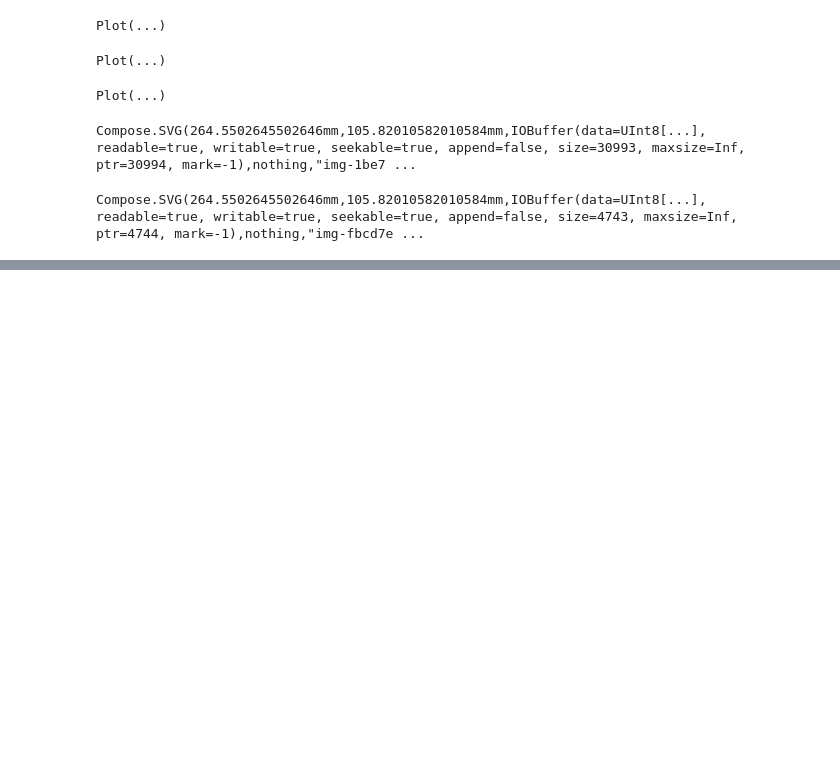
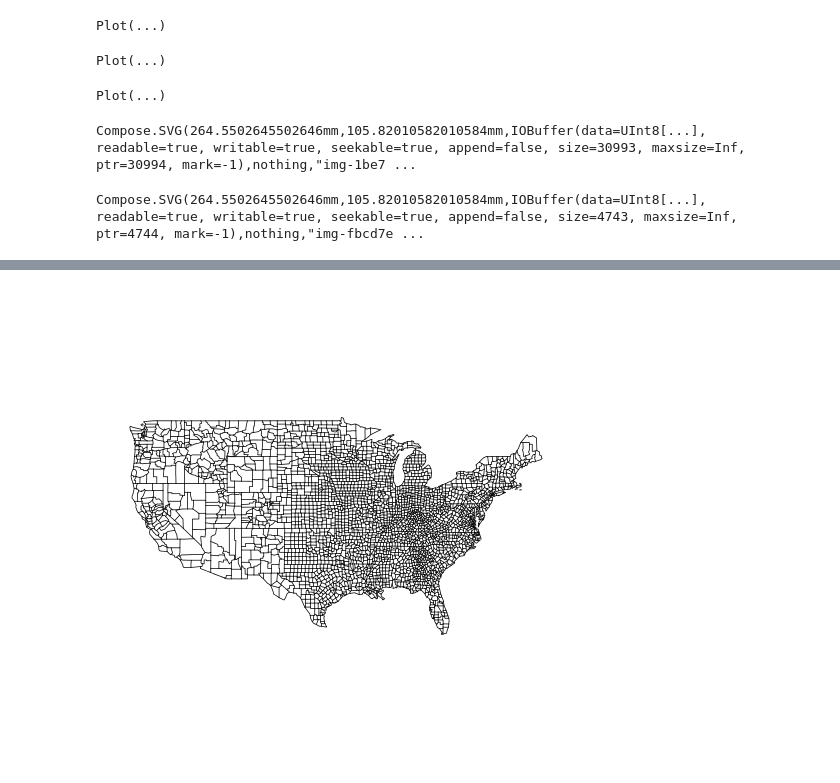
Before and after one commit to luiarthur/research_ucsc, a Jupyter notebook: gp/gadfly_practice.ipynb, the cells around one changed output, grey strips where cells are left out. Saved outputs shown, nothing was run; the diff lists cells and outputs as text; code cells hidden in the pictures; blank space fills up the shorter version.

```diff
--- a/gp/gadfly_practice.ipynb
+++ b/gp/gadfly_practice.ipynb
@@ -123,3 +123,10 @@ Plots.plot(randn(100))
 Compose.SVG(264.5502645502646mm,105.82010582010584mm,IOBuffer(data=UInt8[...], readable=true, writable=true, seekable=true, append=false, size=4743, maxsize=Inf, ptr=4744, mark=-1),nothing,"img-fbcd7e ...
 # %% [markdown]
 ![image](tmp.svg)
+# %%
+using RCall
+@rlibrary(graphics)
+@rlibrary(maps)
+map("county");
+# %% [output]
+[figure, added]
```
